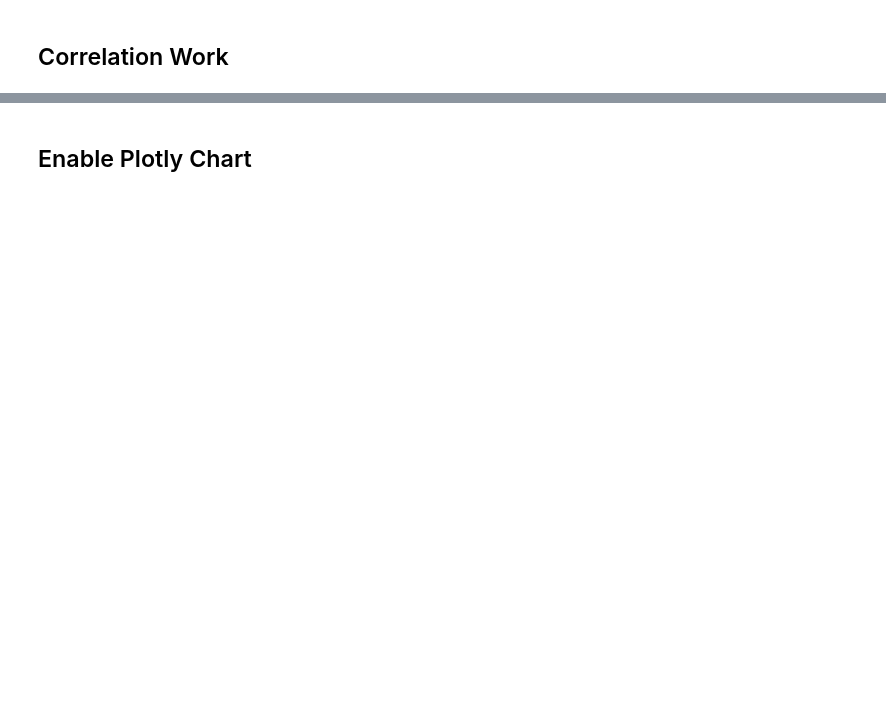
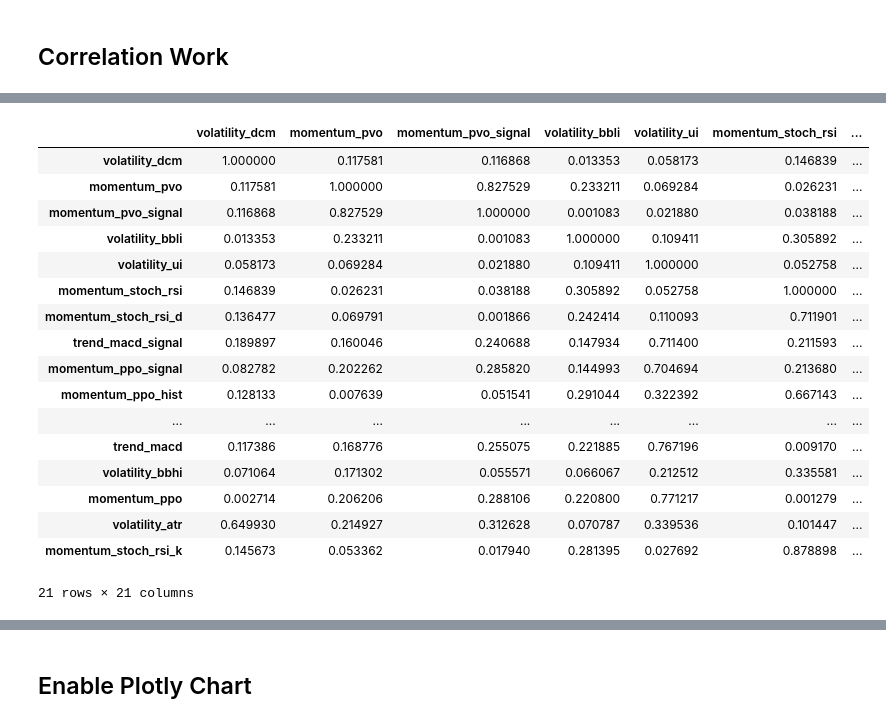
Before and after one commit to nicolassalok1/TimeSeries, a Jupyter notebook: chapter11/TensorTrade_Optuna_orig.ipynb, the cells around one changed output, grey strips where cells are left out. Cells and saved outputs as stored; diff of their text form; code cells hidden in the pictures; blank space fills up the shorter version.

```diff
--- a/chapter11/TensorTrade_Optuna_orig.ipynb
+++ b/chapter11/TensorTrade_Optuna_orig.ipynb
@@ -432,3 +530,23 @@ c2
+# %%
+# Liste des colonnes à retirer
+to_remove = [
+    'momentum_rsi', 'momentum_stoch', 'momentum_wr', 'momentum_roc',
+    'momentum_ao', 'momentum_uo', 'momentum_stoch_signal', 'momentum_tsi',
+    'momentum_kama', 'momentum_mfi'
+]
+
+# Supprimer seulement si elles existent dans l'index ou les colonnes
+c2 = corr_matrix[[x for x in corr_matrix.columns if x.startswith('momentum')]]
+c2 = c2.drop(
+    [x for x in c2.index if not x.startswith('momentum')],
+    axis=0
+)
+
+# Supprimer dynamiquement
+existing_rows = [col for col in to_remove if col in c2.index]
+existing_cols = [col for col in to_remove if col in c2.columns]
+
+c2 = c2.drop(index=existing_rows, columns=existing_cols)
 # %%
 c3 = corr_matrix[[x for x in corr_matrix.columns if x.startswith('other')]].drop(
                 [x for x in corr_matrix.index if not x.startswith('other')],axis=0)
@@ -493,3 +618,35 @@ corr_matrix
+# %%
+# 1. Regrouper toutes les colonnes depuis les DataFrames c1, c2, c4, c5
+frames = [c1, c2, c4, c5]
+d = list({col for df_ in frames for col in df_.columns})
+
+# 2. Ne garder que les colonnes présentes dans df
+d = [col for col in d if col in df.columns]
+
+# 3. Calculer la matrice de corrélation absolue
+corr_matrix = df[d].corr().abs()
+
+# 4. Afficher la matrice (optionnel)
+corr_matrix
+# %% [output]
+|  | volatility_dcm | momentum_pvo | momentum_pvo_signal | volatility_bbli | volatility_ui | momentum_stoch_rsi | ... |
+| volatility_dcm | 1.000000 | 0.117581 | 0.116868 | 0.013353 | 0.058173 | 0.146839 | ... |
+| momentum_pvo | 0.117581 | 1.000000 | 0.827529 | 0.233211 | 0.069284 | 0.026231 | ... |
+| momentum_pvo_signal | 0.116868 | 0.827529 | 1.000000 | 0.001083 | 0.021880 | 0.038188 | ... |
+| volatility_bbli | 0.013353 | 0.233211 | 0.001083 | 1.000000 | 0.109411 | 0.305892 | ... |
+| volatility_ui | 0.058173 | 0.069284 | 0.021880 | 0.109411 | 1.000000 | 0.052758 | ... |
+| momentum_stoch_rsi | 0.146839 | 0.026231 | 0.038188 | 0.305892 | 0.052758 | 1.000000 | ... |
+| momentum_stoch_rsi_d | 0.136477 | 0.069791 | 0.001866 | 0.242414 | 0.110093 | 0.711901 | ... |
+| trend_macd_signal | 0.189897 | 0.160046 | 0.240688 | 0.147934 | 0.711400 | 0.211593 | ... |
+| momentum_ppo_signal | 0.082782 | 0.202262 | 0.285820 | 0.144993 | 0.704694 | 0.213680 | ... |
+| momentum_ppo_hist | 0.128133 | 0.007639 | 0.051541 | 0.291044 | 0.322392 | 0.667143 | ... |
+| ... | ... | ... | ... | ... | ... | ... | ... |
+| trend_macd | 0.117386 | 0.168776 | 0.255075 | 0.221885 | 0.767196 | 0.009170 | ... |
+| volatility_bbhi | 0.071064 | 0.171302 | 0.055571 | 0.066067 | 0.212512 | 0.335581 | ... |
+| momentum_ppo | 0.002714 | 0.206206 | 0.288106 | 0.220800 | 0.771217 | 0.001279 | ... |
+| volatility_atr | 0.649930 | 0.214927 | 0.312628 | 0.070787 | 0.339536 | 0.101447 | ... |
+| momentum_stoch_rsi_k | 0.145673 | 0.053362 | 0.017940 | 0.281395 | 0.027692 | 0.878898 | ... |
+21 rows × 21 columns
 # %%
 upper = corr_matrix.where(np.triu(np.ones(corr_matrix.shape), k=1).astype(np.bool))
 
```
Also changed, not shown: parts of 22 cells of this notebook.
